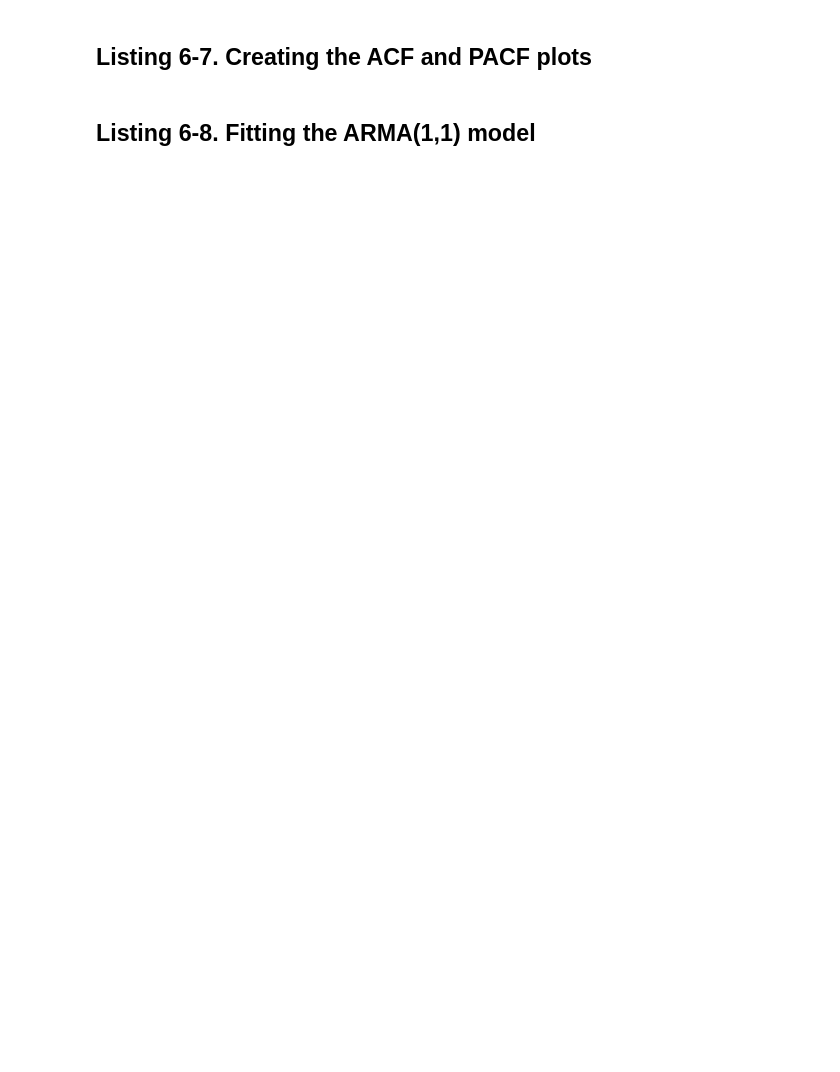
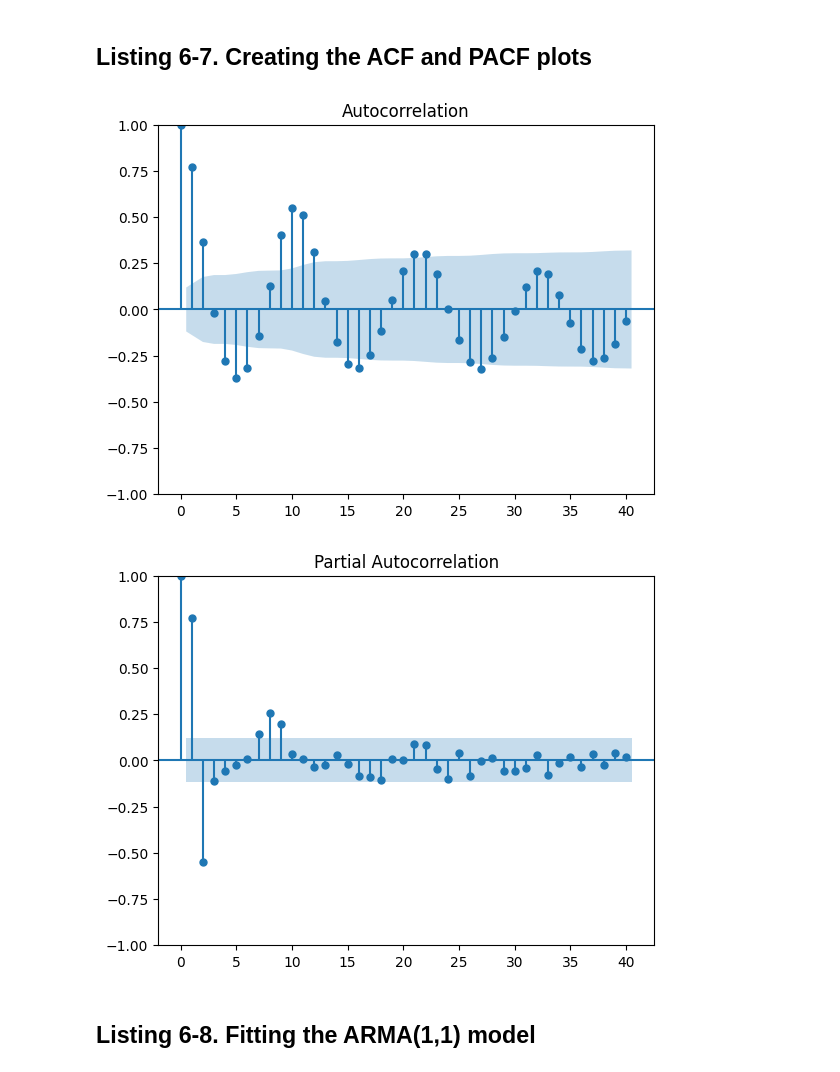
Before and after one commit to abdallahheidar/Advanced-Forecasting-with-Python-2nd-ed-2026, a Jupyter notebook: chapter_06/Chapter 06 - The ARMA Model.ipynb, the cells around one changed output. Saved outputs shown, nothing was run; the diff lists cells and outputs as text; code cells hidden in the pictures; blank space fills up the shorter version.

```diff
--- a/chapter_06/Chapter 06 - The ARMA Model.ipynb
+++ b/chapter_06/Chapter 06 - The ARMA Model.ipynb
@@ -43,12 +47,11 @@ else:
 ## Listing 6-7. Creating the ACF and PACF plots
 # %%
 from statsmodels.graphics.tsaplots import plot_acf, plot_pacf
-import matplotlib.pyplot as plt
 
-plot_acf(data['Births'], lags=40)
-
-plot_pacf(data['Births'], lags=40)
-
-plt.show()
+_ = plot_acf(data["Births"], lags=40)
+_ = plot_pacf(data["Births"], lags=40)
+# %% [output]
+[figure, added]
+[figure, added]
 # %% [markdown]
 ## Listing 6-8. Fitting the ARMA(1,1) model
```
Also changed, not shown: parts of 13 cells of this notebook, 1 other file.
